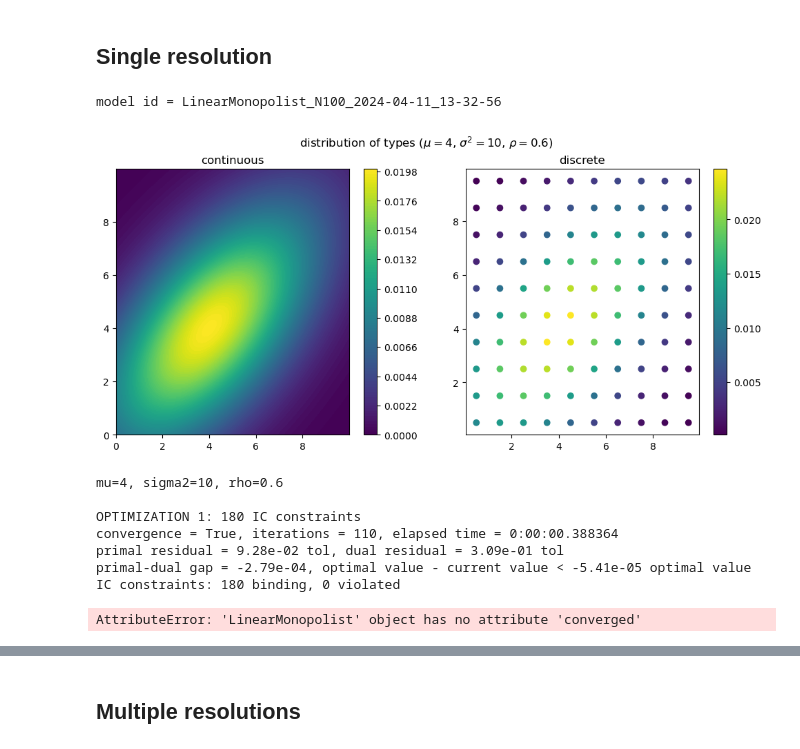
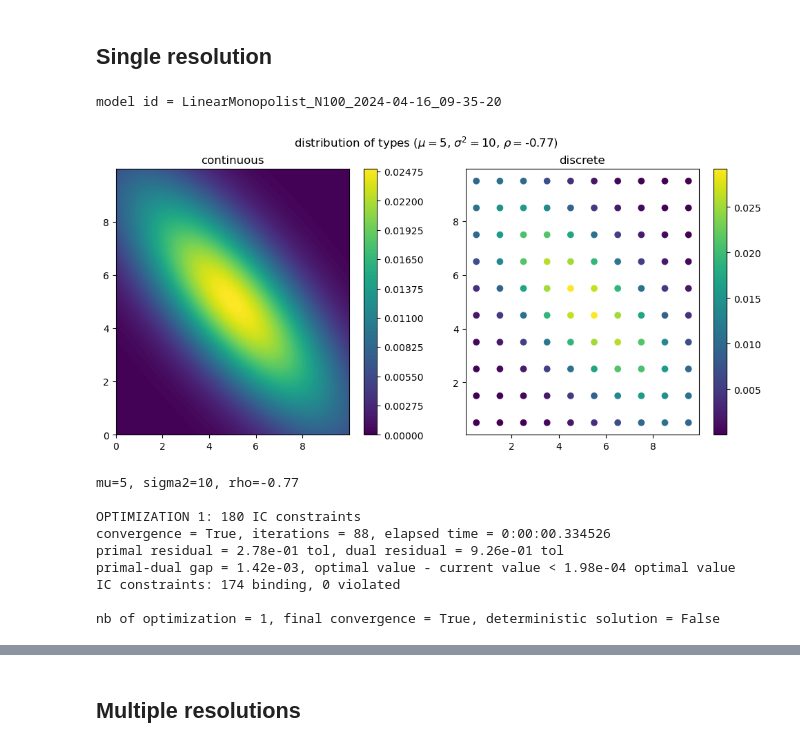
Before and after one commit to x-dupuis/screening-algo, a Jupyter notebook: examples/Schmalensee.ipynb, the cells around one changed output, grey strips where cells are left out. Cells and saved outputs as stored; diff of their text form; code cells hidden in the pictures.

```diff
--- a/examples/Schmalensee.ipynb
+++ b/examples/Schmalensee.ipynb
@@ -18,40 +18,40 @@ from modules import LinearMonopolist
 # %%
 n0, n1 = 10, 10
 t0, t1 =  np.linspace(0, 10, num=n0+1, dtype=np.float32), np.linspace(0, 10, num=n1+1, dtype=np.float32)  #  [1, 1.5, 3], [0, 0.5, 1]
 theta0 = (t0[1:]+t0[:-1])/2 ; theta1 = (t1[1:]+t1[:-1])/2
 theta0, theta1 = np.meshgrid(theta0,theta1)
 theta = np.stack((theta0.flatten(), theta1.flatten())); N = theta.shape[-1] # number of types
 
-mu = 4; sigma2 = 10; rho = 0.6
+mu = 5; sigma2 = 10; rho = -0.77
 distribution = multivariate_normal(mu*np.array([1, 1]), sigma2*np.array([[1, rho], [rho,1]]))
 cd = distribution.cdf(np.dstack(np.meshgrid(t0,t1)))
 f = cd[1:,1:] + cd[:-1,:-1] - cd[1:,:-1] - cd[:-1,1:]
 f = f.flatten() /  np.sum(f) # weights in the distribution
 
 ### Model parameters setting
 param = {'substituable':False, 'mu':mu, 'simga2':sigma2, 'rho':rho}   # False for indivisible goods (constraints = cube), True for substituable goods (constraints = simplex)
 
 ### Objects
 model = LinearMonopolist(theta, f, param)
 
 fig, axs = plt.subplots(1,2, figsize=(12,5))
 c0, c1 = np.mgrid[np.min(t0):np.max(t0):0.01, np.min(t1):np.max(t1):0.01]
 ctypes = axs[0].contourf(c0, c1, distribution.pdf(np.dstack((c0, c1))), 100)
 _ = fig.colorbar(ctypes)
 _ = axs[0].set_title('continuous')
 dtypes = axs[1].scatter(theta0, theta1, c=f)
 _ = fig.colorbar(dtypes)
 _ = axs[1].set_title('discrete')
 _ = fig.suptitle(rf'distribution of types ($\mu=${mu}, $\sigma^2=${sigma2}, $\rho=${rho})')
 # %% [output]
-model id = LinearMonopolist_N100_2024-04-11_13-32-56
+model id = LinearMonopolist_N100_2024-04-16_09-35-20
-[figure, old version]
+[figure, new version]
 # %%
 # path = 'results/Schmalensee/'+model.id+'_distribution'
 # fig.savefig(path, bbox_inches="tight", pad_inches=0.05)
 # %%
 kmax = ceil(sqrt(N))+1
-df_prices = pd.DataFrame(columns=['mu', 'sigma2', 'rho', 'p', 'b', 'convergence', 'deterministic'])
+df_prices = pd.DataFrame(columns=['mu', 'sigma2', 'rho', 'p', 'b', 'D', 'convergence', 'deterministic'])
 
 print(f'mu={mu}, sigma2={sigma2}, rho={rho}\n')
 
@@ -60,7 +60,7 @@ model.local(); k = 0; test = False
 while k < kmax and np.any(test==False):
     k += 1
     print(f'OPTIMIZATION {k}: {len(model.indices)} IC constraints')
-    model.solve(warmstart=True, it_max = 1e4, stepratio=0.1, log=1) # path='results/'+model.id) #sqrt(len(model.indices)) #len(model.indices)
+    model.solve(warmstart=True, it_max = 1e4, stepratio=0.1, log=1, tol_primal=1e-6, tol_dual=1e-6, scale=True,) # path='results/'+model.id) #sqrt(len(model.indices)) #len(model.indices)
     # model.residuals()
     print(f'IC constraints: {len(model.IC_binding)} binding, {len(model.IC_violated)} violated\n')
     # model.indices = sorted(set(model.indices).union(model.IC_violated))
@@ -77,18 +77,19 @@ if model.converged == False:
 
 model.output(log=0)
 prices = np.unique(model.p.round(6))
-df_prices.loc[len(df_prices)] = [mu, sigma2, rho,  prices[1], prices[-1], model.converged, len(prices)==3]
+df_prices.loc[len(df_prices)] = [mu, sigma2, rho,  prices[1], prices[-1], 1-prices[-1]/(2*prices[1]), model.converged, len(prices)==3]
 print(f'nb of optimization = {k}, final convergence = {model.converged}, deterministic solution = {len(prices)==3}\n')
 
 # model.solve(warmstart=True, stepratio=0.5, it_max=1e5, tol_primal=1e-6, tol_dual=1e-6, scale=True,) #path='results/'+model.id
 # model.residuals(title='residuals')
 # %% [output]
-mu=4, sigma2=10, rho=0.6
+mu=5, sigma2=10, rho=-0.77
 
 OPTIMIZATION 1: 180 IC constraints
-convergence = True, iterations = 110, elapsed time = 0:00:00.388364
-primal residual = 9.28e-02 tol, dual residual = 3.09e-01 tol
-primal-dual gap = -2.79e-04, optimal value - current value < -5.41e-05 optimal value
-IC constraints: 180 binding, 0 violated
+convergence = True, iterations = 88, elapsed time = 0:00:00.334526
+primal residual = 2.78e-01 tol, dual residual = 9.26e-01 tol
+primal-dual gap = 1.42e-03, optimal value - current value < 1.98e-04 optimal value
+IC constraints: 174 binding, 0 violated
+
+nb of optimization = 1, final convergence = True, deterministic solution = False
-AttributeError: 'LinearMonopolist' object has no attribute 'converged'
 # %%
```
Also changed, not shown: parts of 14 cells of this notebook, 2 other files.
